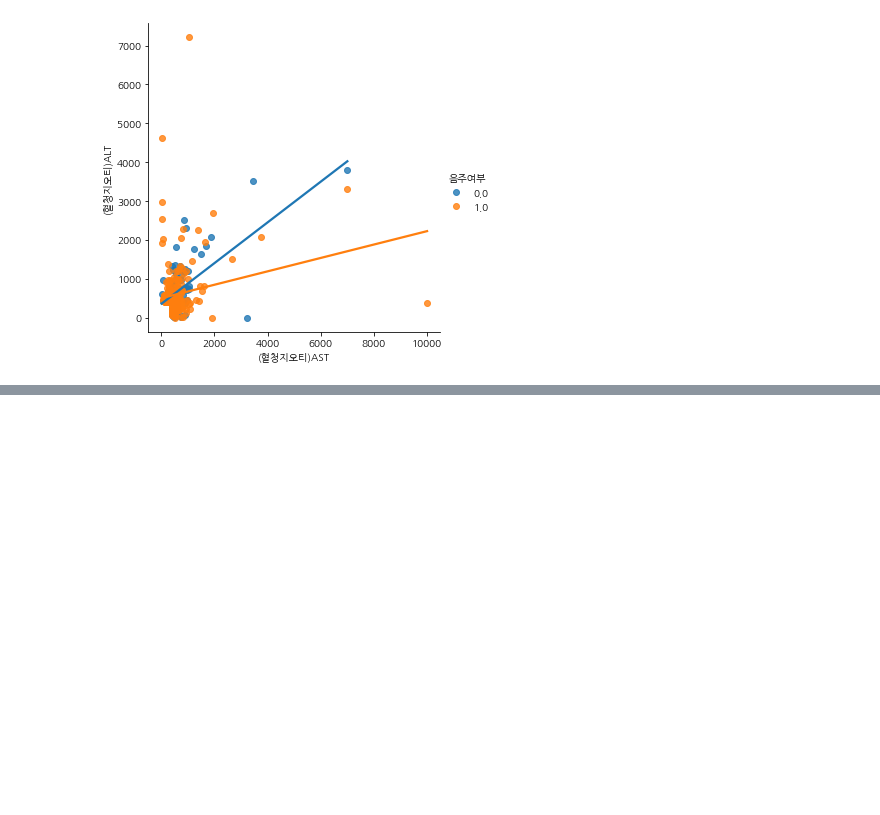
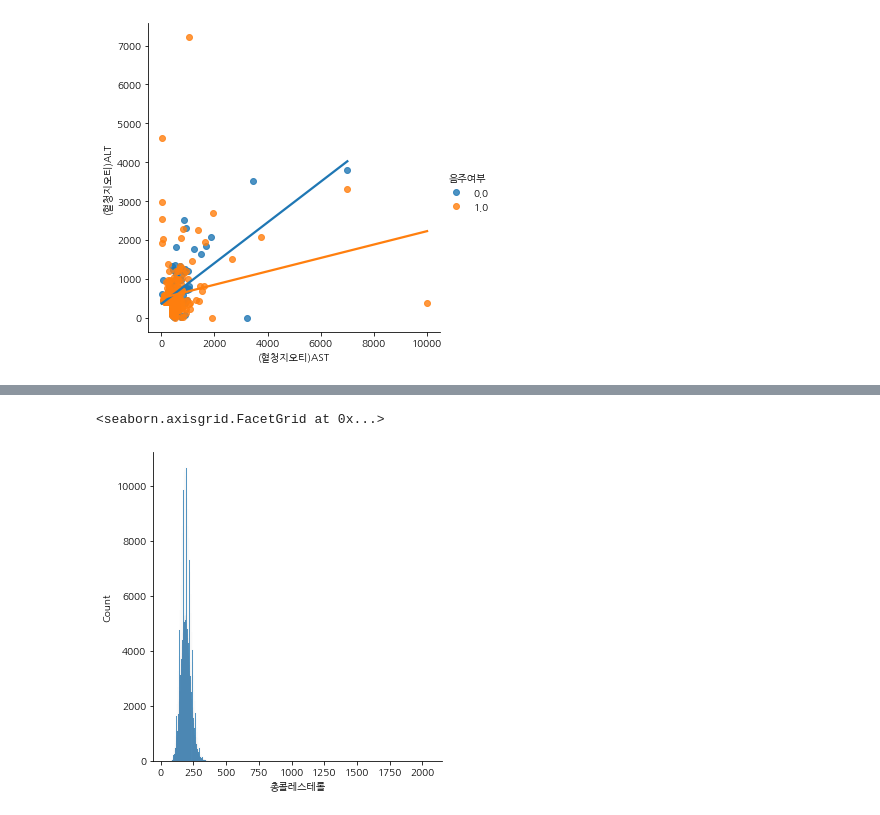
Before and after one commit to sejinseo/Itwill_Python, a Jupyter notebook: 부스트코스.ipynb, the cells around one changed output, grey strips where cells are left out. Drawn from its saved outputs; the diff is of its cells as text; code cells hidden in the pictures; blank space fills up the shorter version.

```diff
--- a/부스트코스.ipynb
+++ b/부스트코스.ipynb
@@ -488,0 +531,5 @@ df_ASLT_high_8000.iloc[:, 10:27]
+# %%
+sns.displot(df.loc[df['총콜레스테롤'].notnull() & (df['음주여부'] == 0), '총콜레스테롤'])
+# %% [output]
+<seaborn.axisgrid.FacetGrid at 0x...>
+[figure, added]
```
Also changed, not shown: parts of 15 cells of this notebook.
